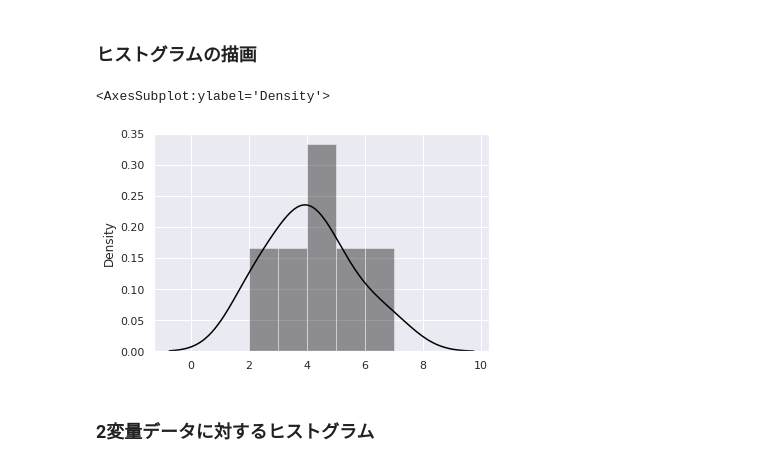
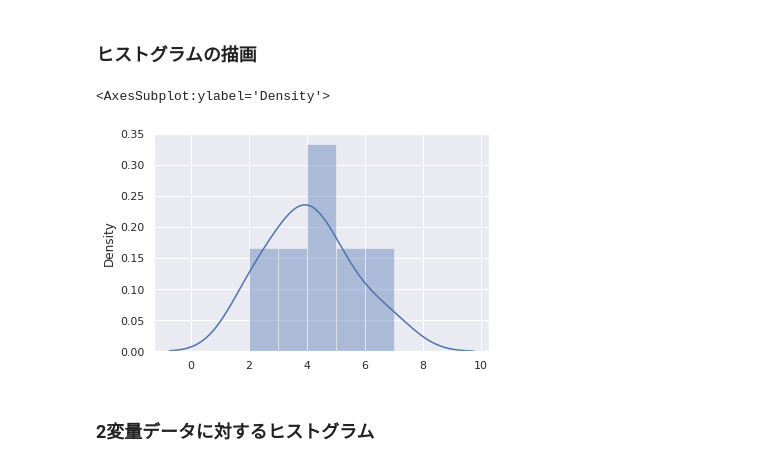
Before and after one commit to naanahi/statistics_learn_python, a Jupyter notebook: src/test_l3.ipynb, the cells around one changed output. Drawn from its saved outputs; the diff is of its cells as text; code cells hidden in the pictures.

```diff
--- a/src/test_l3.ipynb
+++ b/src/test_l3.ipynb
@@ -34,10 +35,10 @@ plt.savefig("test_l3.jpg")
 ### ヒストグラムの描画
 # %%
 fish_data = np.array([2, 2, 3, 3, 4, 4, 4, 4, 5, 5, 6, 7])
-sns.distplot(fish_data, bins=5, color= 'black')
+sns.distplot(fish_data, bins=5)
 # %% [output]
 <AxesSubplot:ylabel='Density'>
-[figure, old version]
+[figure, new version]
 # %% [markdown]
 ### 2変量データに対するヒストグラム
 # %%
```
Also changed, not shown: parts of 8 cells of this notebook, 2 other files.
